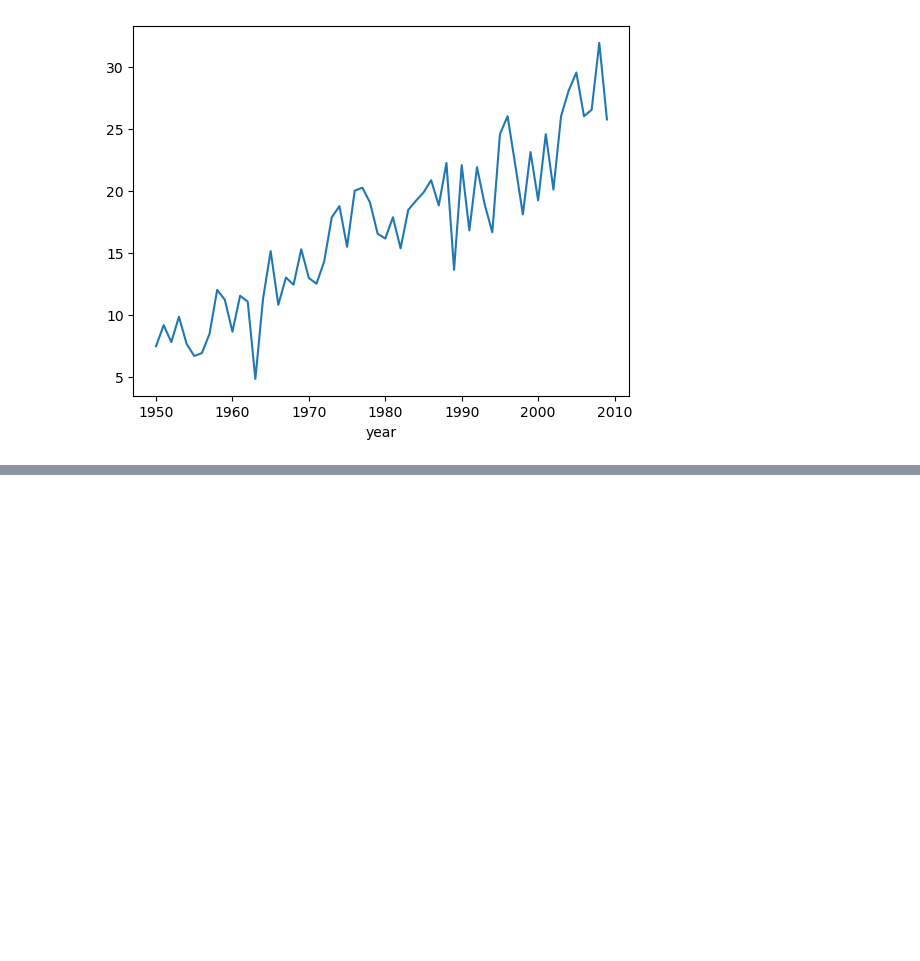
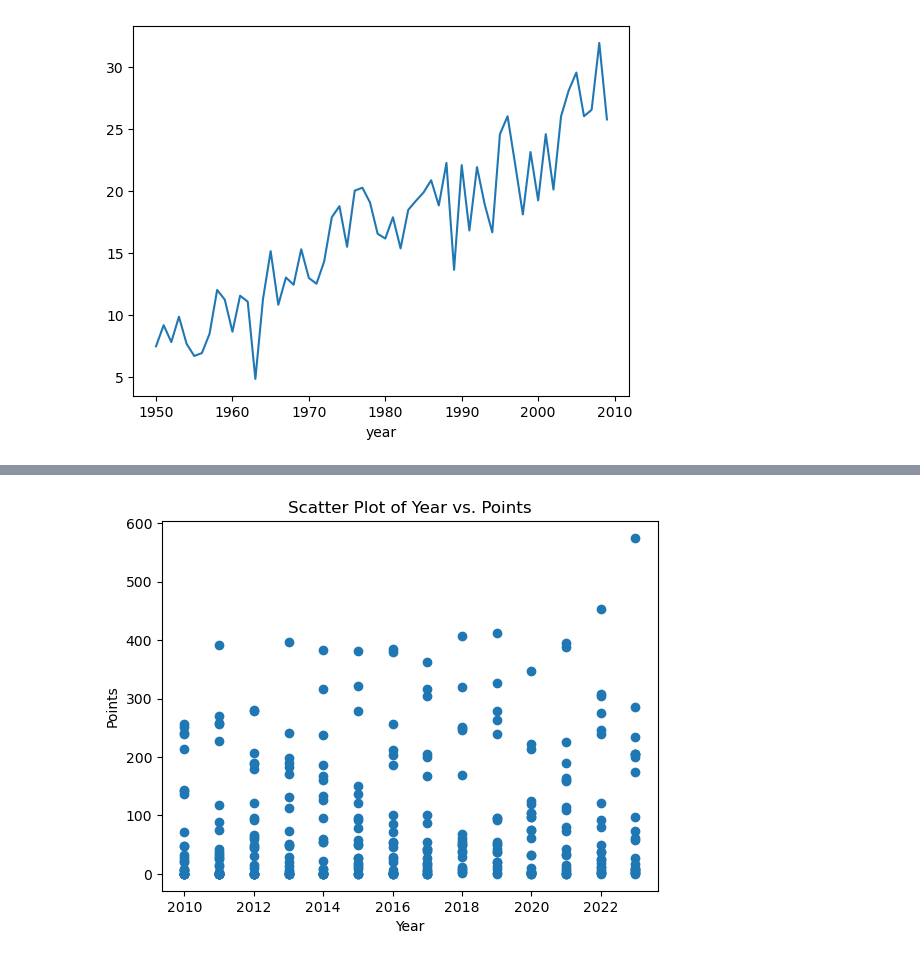
Before and after one commit to victorjgg14/f1-analisis, a Jupyter notebook: code/EDA.ipynb, the cells around one changed output, grey strips where cells are left out. Drawn from its saved outputs; the diff is of its cells as text; code cells hidden in the pictures; blank space fills up the shorter version.

```diff
--- a/code/EDA.ipynb
+++ b/code/EDA.ipynb
@@ -155,0 +163,8 @@ df1_new.groupby('year')['pts'].agg('mean').plot();
+# %%
+plt.scatter(df1_new['year'], df1_new['pts'])
+plt.title('Scatter Plot of Year vs. Points')
+plt.xlabel('Year')
+plt.ylabel('Points')
+plt.show()
+# %% [output]
+[figure, added]
```
Also changed, not shown: parts of 10 cells of this notebook.
